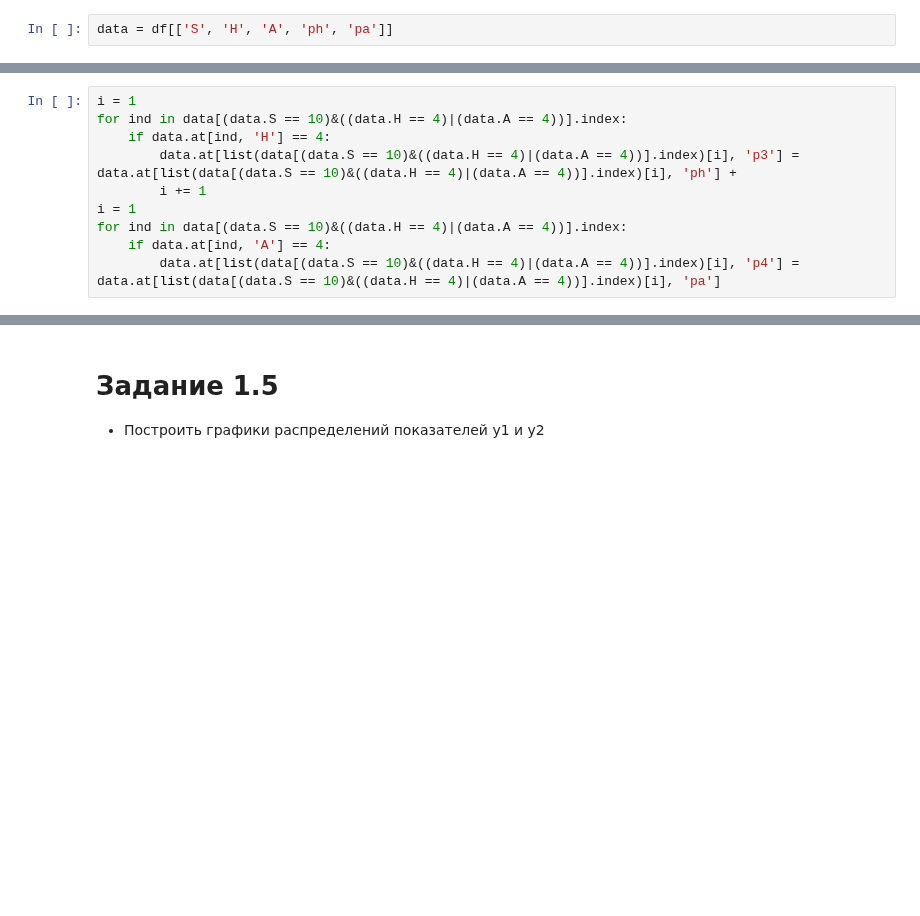
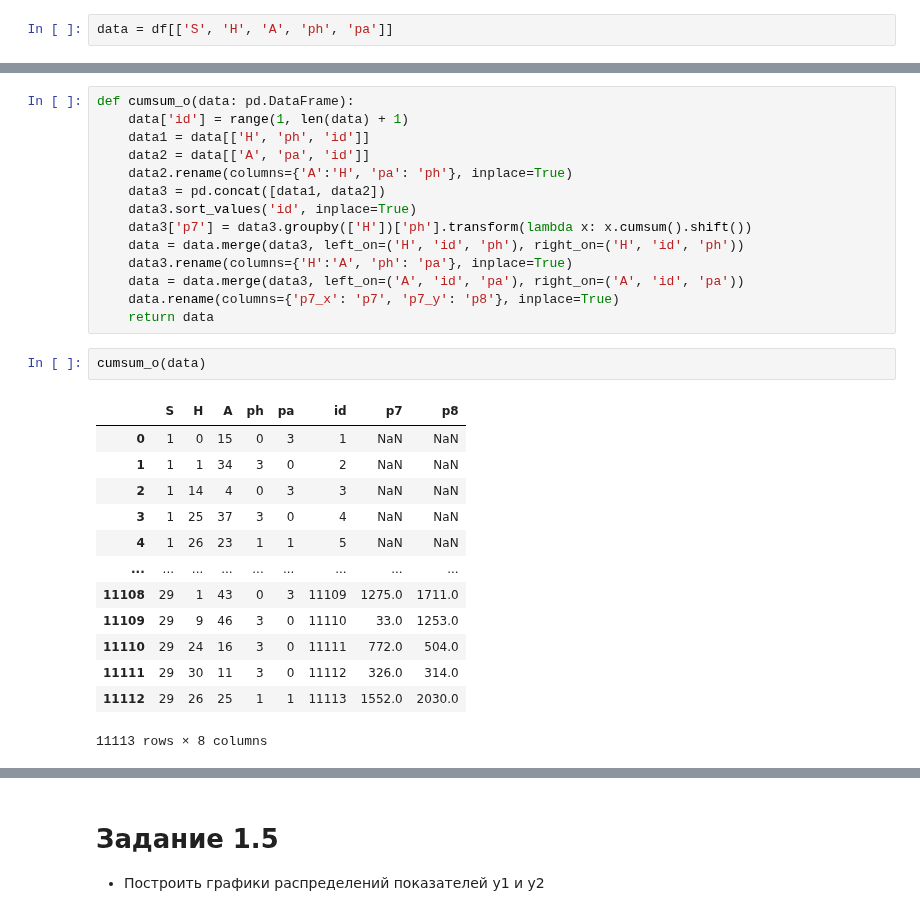
Before and after one commit to remarkASS97/studentML, a Jupyter notebook: ЗадачаКлассификации_1.2.1.ipynb, the cells around one changed output, grey strips where cells are left out. Saved outputs shown, nothing was run; the diff lists cells and outputs as text; blank space fills up the shorter version.

```diff
--- a/ЗадачаКлассификации_1.2.1.ipynb
+++ b/ЗадачаКлассификации_1.2.1.ipynb
@@ -351,10 +321,0 @@ data['p3'], data['p4'] = 0, 0
-# %%
-i = 1
-for ind in data[(data.S == 10)&((data.H == 4)|(data.A == 4))].index:
-    if data.at[ind, 'H'] == 4:
-        data.at[list(data[(data.S == 10)&((data.H == 4)|(data.A == 4))].index)[i], 'p3'] = data.at[list(data[(data.S == 10)&((data.H == 4)|(data.A == 4))].index)[i], 'ph'] +
-        i += 1
-i = 1
-for ind in data[(data.S == 10)&((data.H == 4)|(data.A == 4))].index:
-    if data.at[ind, 'A'] == 4:
-        data.at[list(data[(data.S == 10)&((data.H == 4)|(data.A == 4))].index)[i], 'p4'] = data.at[list(data[(data.S == 10)&((data.H == 4)|(data.A == 4))].index)[i], 'pa']
@@ -398,0 +351,30 @@ data[(data.S == 10)&((data.H == 4)|(data.A == 4))]
+# %%
+def cumsum_o(data: pd.DataFrame):
+    data['id'] = range(1, len(data) + 1)
+    data1 = data[['H', 'ph', 'id']]
+    data2 = data[['A', 'pa', 'id']]
+    data2.rename(columns={'A':'H', 'pa': 'ph'}, inplace=True)
+    data3 = pd.concat([data1, data2])
+    data3.sort_values('id', inplace=True)
+    data3['p7'] = data3.groupby(['H'])['ph'].transform(lambda x: x.cumsum().shift())
+    data = data.merge(data3, left_on=('H', 'id', 'ph'), right_on=('H', 'id', 'ph'))
+    data3.rename(columns={'H':'A', 'ph': 'pa'}, inplace=True)
+    data = data.merge(data3, left_on=('A', 'id', 'pa'), right_on=('A', 'id', 'pa'))
+    data.rename(columns={'p7_x': 'p7', 'p7_y': 'p8'}, inplace=True)
+    return data
+# %%
+cumsum_o(data)
+# %% [output]
+|  | S | H | A | ph | pa | id | p7 | p8 |
+| 0 | 1 | 0 | 15 | 0 | 3 | 1 | NaN | NaN |
+| 1 | 1 | 1 | 34 | 3 | 0 | 2 | NaN | NaN |
+| 2 | 1 | 14 | 4 | 0 | 3 | 3 | NaN | NaN |
+| 3 | 1 | 25 | 37 | 3 | 0 | 4 | NaN | NaN |
+| 4 | 1 | 26 | 23 | 1 | 1 | 5 | NaN | NaN |
+| ... | ... | ... | ... | ... | ... | ... | ... | ... |
+| 11108 | 29 | 1 | 43 | 0 | 3 | 11109 | 1275.0 | 1711.0 |
+| 11109 | 29 | 9 | 46 | 3 | 0 | 11110 | 33.0 | 1253.0 |
+| 11110 | 29 | 24 | 16 | 3 | 0 | 11111 | 772.0 | 504.0 |
+| 11111 | 29 | 30 | 11 | 3 | 0 | 11112 | 326.0 | 314.0 |
+| 11112 | 29 | 26 | 25 | 1 | 1 | 11113 | 1552.0 | 2030.0 |
+11113 rows × 8 columns
```
Also changed, not shown: parts of 16 cells of this notebook.
